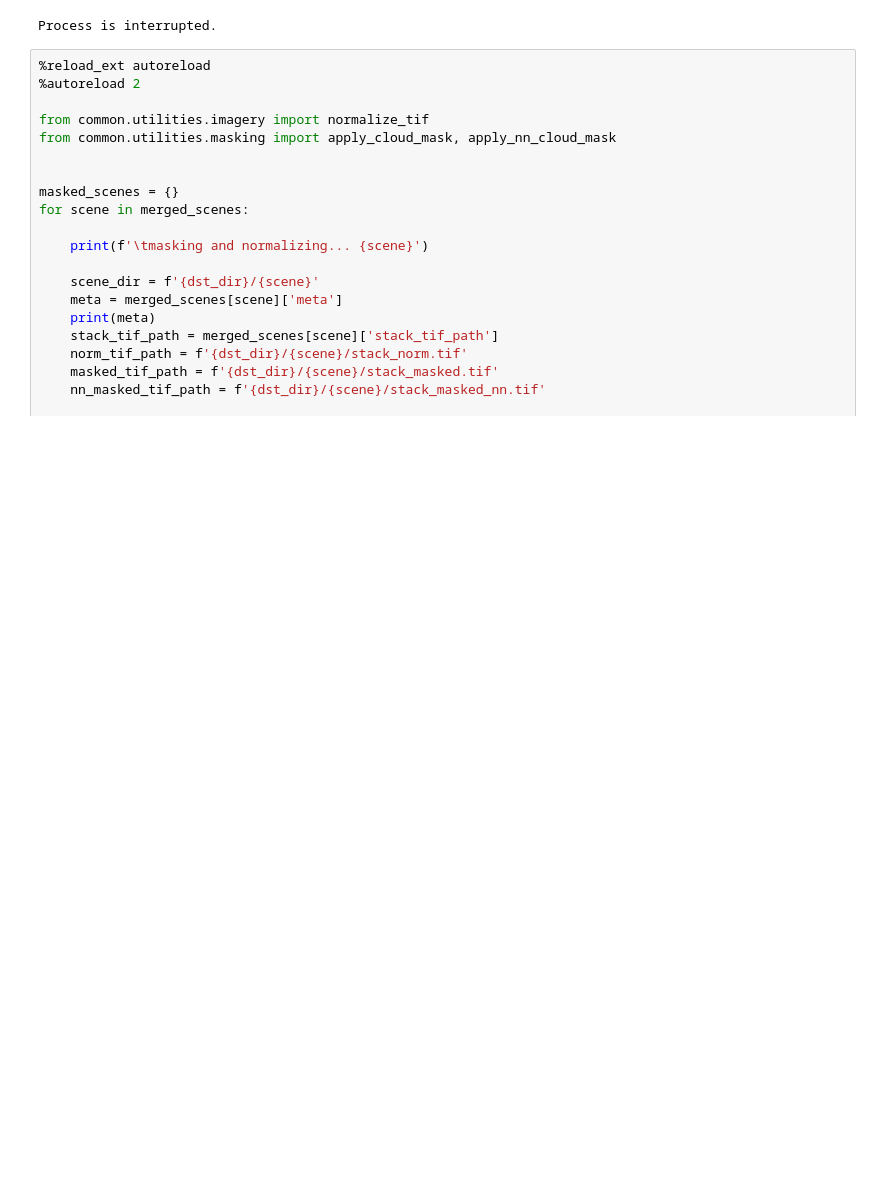
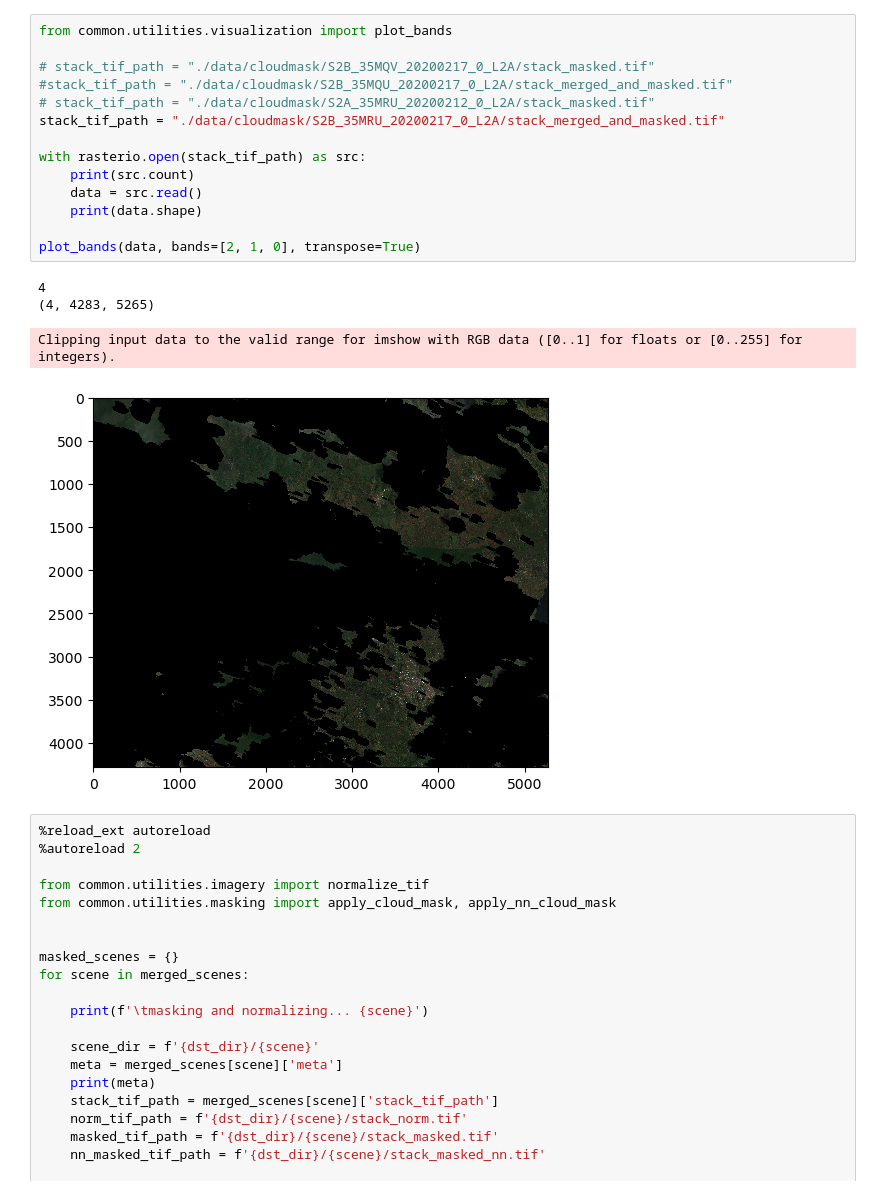
Before and after one commit to caseyslaught/smartcarte-containers, a Jupyter notebook: notebooks/src/TestingCloudMasking.ipynb, the cells around one changed output. Drawn from its saved outputs; the diff is of its cells as text; blank space fills up the shorter version.

```diff
--- a/notebooks/src/TestingCloudMasking.ipynb
+++ b/notebooks/src/TestingCloudMasking.ipynb
@@ -60,6 +136,22 @@ merged_scenes = download_collection(collection, bbox, S2_BANDS_TIFF_ORDER, dst_d
 # %%
+from common.utilities.visualization import plot_bands
+
+# stack_tif_path = "./data/cloudmask/S2B_35MQV_20200217_0_L2A/stack_masked.tif"
+#stack_tif_path = "./data/cloudmask/S2B_35MQU_20200217_0_L2A/stack_merged_and_masked.tif"
+# stack_tif_path = "./data/cloudmask/S2A_35MRU_20200212_0_L2A/stack_masked.tif"
+stack_tif_path = "./data/cloudmask/S2B_35MRU_20200217_0_L2A/stack_merged_and_masked.tif"
+
+with rasterio.open(stack_tif_path) as src:
+    print(src.count)
+    data = src.read()
+    print(data.shape)
+
+plot_bands(data, bands=[2, 1, 0], transpose=True)
 # %% [output]
-Process is interrupted.
+4
+(4, 4283, 5265)
+Clipping input data to the valid range for imshow with RGB data ([0..1] for floats or [0..255] for integers).
+[figure, added]
 # %%
 %reload_ext autoreload
 %autoreload 2
```
Also changed, not shown: parts of 5 cells of this notebook, 6 other files.
